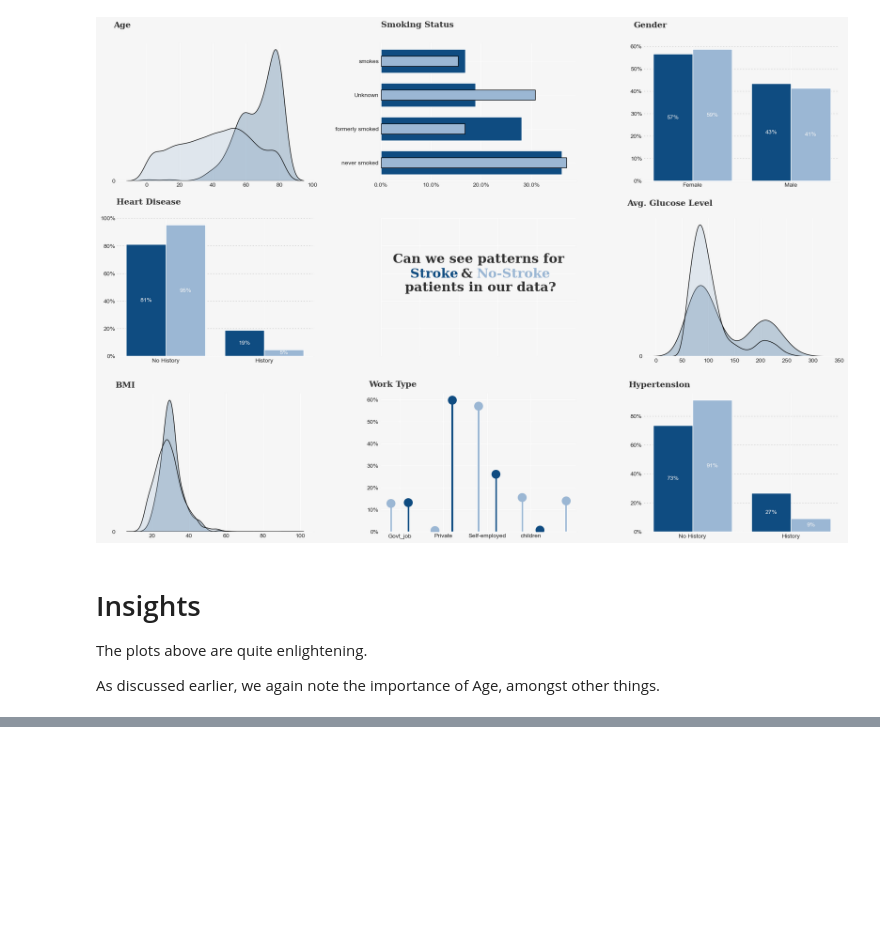
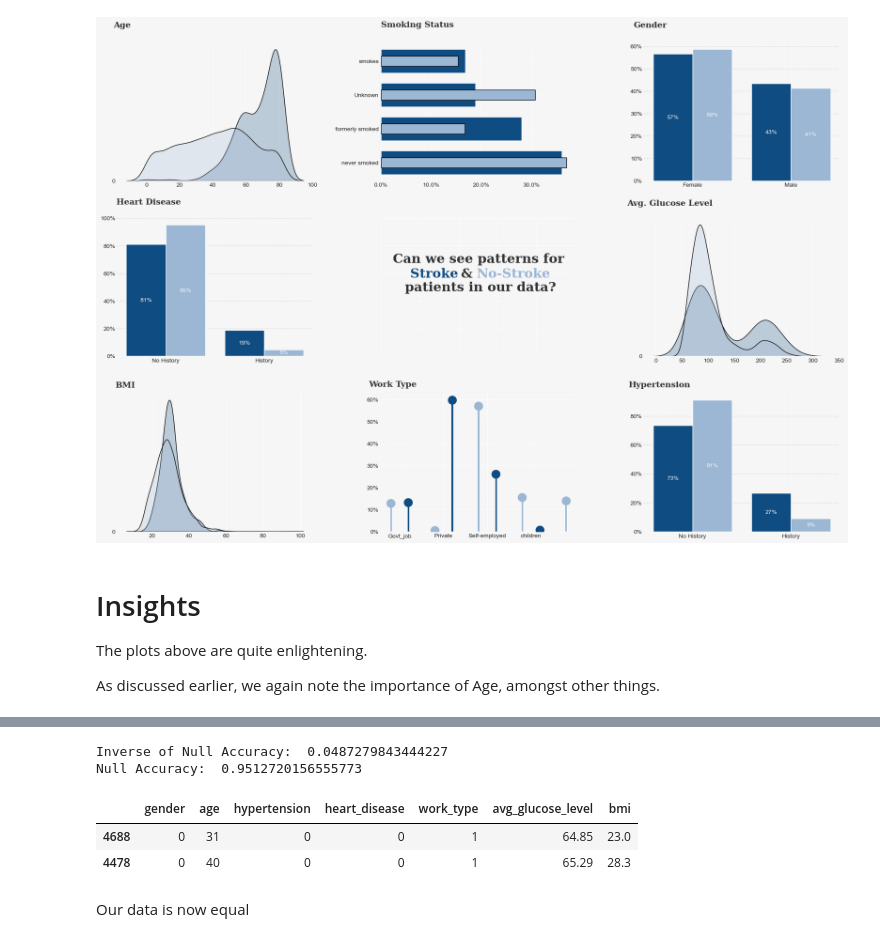
Before and after one commit to wesonga/Stroke_Prediction, a Jupyter notebook: Prediction.ipynb, the cells around one changed output, grey strips where cells are left out. Cells and saved outputs as stored; diff of their text form; code cells hidden in the pictures; blank space fills up the shorter version.

Commit message:
Model Preparation

```diff
--- a/Prediction.ipynb
+++ b/Prediction.ipynb
@@ -669,0 +758,15 @@ As discussed earlier, we again note the importance of Age, amongst other things.
+# %%
+# Convert 'gender' column to numerical values
+# Replace 'Male' with 0, 'Female' with 1, and 'Other' with -1
+# Convert the resulting column to an unsigned 8-bit integer (uint8) for memory efficiency
+df['gender'] = df['gender'].replace({'Male': 0, 'Female': 1, 'Other': -1}).astype(np.uint8)
+
+# Convert 'Residence_type' column to numerical values
+# Replace 'Rural' with 0 and 'Urban' with 1
+# Convert the resulting column to an unsigned 8-bit integer (uint8) for memory efficiency
+df['Residence_type'] = df['Residence_type'].replace({'Rural': 0, 'Urban': 1}).astype(np.uint8)
+
+# Convert 'work_type' column to numerical values
+# Replace 'Private' with 0, 'Self-employed' with 1, 'Govt_job' with 2, 'children' with -1, 'Never_worked' with -2
+# Convert the resulting column to an unsigned 8-bit integer (uint8) for memory efficiency
+df['work_type'] = df['work_type'].replace({'Private': 0, 'Self-employed': 1, 'Govt_job': 2, 'children': -1, 'Never_worked': -2}).astype(np.uint8)
@@ -669,0 +788,29 @@ As discussed earlier, we again note the importance of Age, amongst other things.
+# %%
+# Calculate and print the inverse of null accuracy
+print('Inverse of Null Accuracy: ', 249 / (249 + 4861))
+
+# Calculate and print the null accuracy
+print('Null Accuracy: ', 4861 / (4861 + 249))
+# %% [output]
+Inverse of Null Accuracy:  0.0487279843444227
+Null Accuracy:  0.9512720156555773
+# %%
+# Selecting features ('gender', 'age', 'hypertension', 'heart_disease', 'work_type', 'avg_glucose_level', 'bmi')
+# and the target variable ('stroke') from the DataFrame to create the input (X) and output (y) datasets.
+X = df[['gender', 'age', 'hypertension', 'heart_disease', 'work_type', 'avg_glucose_level', 'bmi']]
+y = df['stroke']
+
+# Importing the 'train_test_split' function from scikit-learn to split the dataset into training and testing sets.
+from sklearn.model_selection import train_test_split
+
+# Splitting the data into training and testing sets.
+# The 'train_size' parameter is set to 0.3, indicating that 30% of the data will be used for training.
+# The 'random_state' parameter is set to 42 for reproducibility.
+X_train, X_test, y_train, y_test = train_test_split(X, y, train_size=0.3, random_state=42)
+# %%
+# Displaying the first two rows of the DataFrame X_test.
+X_test.head(2)
+# %% [output]
+|  | gender | age | hypertension | heart_disease | work_type | avg_glucose_level | bmi |
+| 4688 | 0 | 31 | 0 | 0 | 1 | 64.85 | 23.0 |
+| 4478 | 0 | 40 | 0 | 0 | 1 | 65.29 | 28.3 |
@@ -669,0 +825,2 @@ As discussed earlier, we again note the importance of Age, amongst other things.
+# %% [markdown]
+Our data is now equal
```
Also changed, not shown: parts of 17 cells of this notebook.
